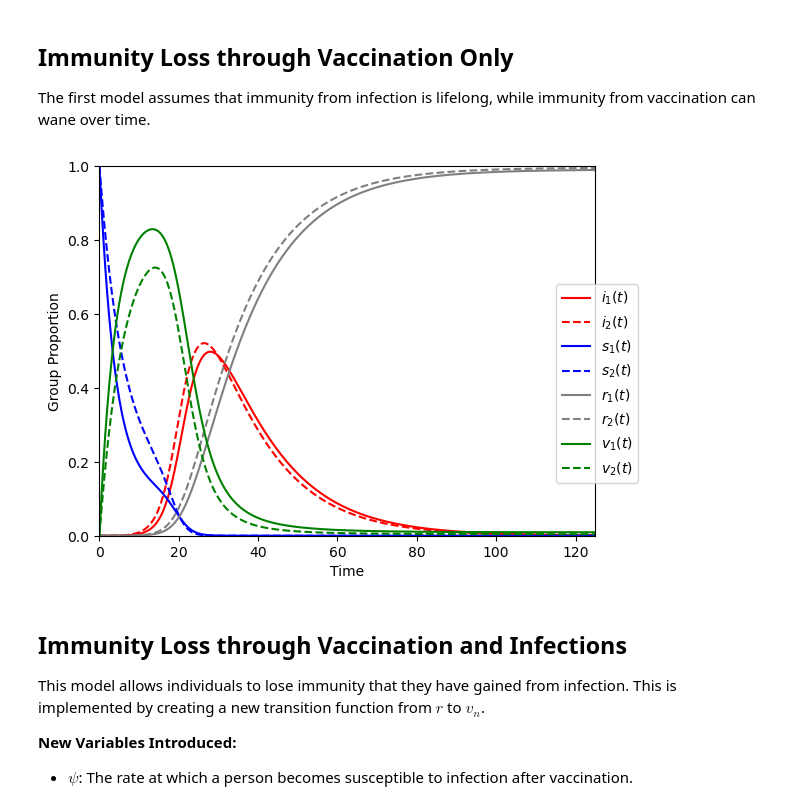
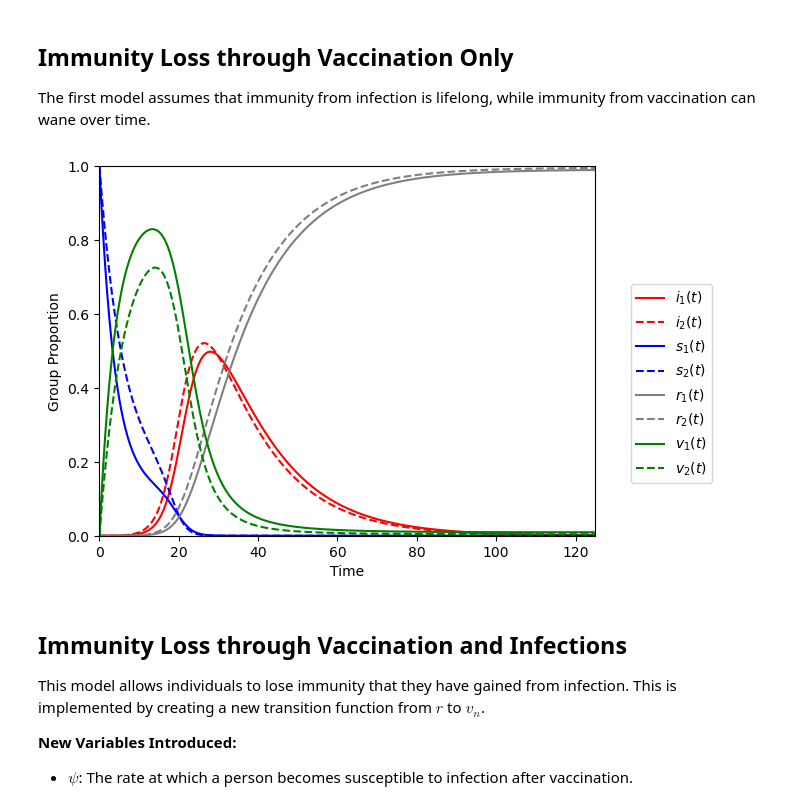
Before and after one commit to mbyers31/CMMID-project, a Jupyter notebook: code/sir+v_immunity_loss.ipynb, the cells around one changed output. Drawn from its saved outputs; the diff is of its cells as text; code cells hidden in the pictures.

```diff
--- a/code/sir+v_immunity_loss.ipynb
+++ b/code/sir+v_immunity_loss.ipynb
@@ -149,26 +149,27 @@ all_r = np.concatenate(r, axis=1)
 # %%
 all_s = all_su + all_sw
 all_v = all_vn + all_v1
 plt.plot(t, all_i[0, :], color='red', label=r'$i_1(t)$')
 plt.plot(t, all_i[1, :], color='red', linestyle='dashed', label=r'$i_2(t)$')
 plt.plot(t, all_s[0, :], color='blue', label=r'$s_1(t)$')
 plt.plot(t, all_s[1, :], color='blue', linestyle='dashed', label=r'$s_2(t)$')
 plt.plot(t, all_r[0, :], color='gray', label=r'$r_1(t)$')
 plt.plot(t, all_r[1, :], color='gray', linestyle='dashed', label=r'$r_2(t)$')
 plt.plot(t, all_v[0, :], color='green', label=r'$v_1(t)$')
 plt.plot(t, all_v[1, :], color='green', linestyle='dashed', label=r'$v_2(t)$')
 
-plt.legend(bbox_to_anchor=(1.1, 0.7))
+plt.legend(bbox_to_anchor=(1.25, 0.7))
 
 plt.xlim([t[0], t[-1]])
 plt.ylim([0, 1])
 
 plt.xlabel('Time')
 plt.ylabel('Group Proportion')
 
+plt.savefig('../sir_vax_immune_loss.png', bbox_inches='tight', dpi=200)
 plt.show()
 # %% [output]
-[figure, old version]
+[figure, new version]
 # %% [markdown]
 ## Immunity Loss through Vaccination and Infections
 
```
Also changed, not shown: parts of 1 cell of this notebook, 3 other files.
